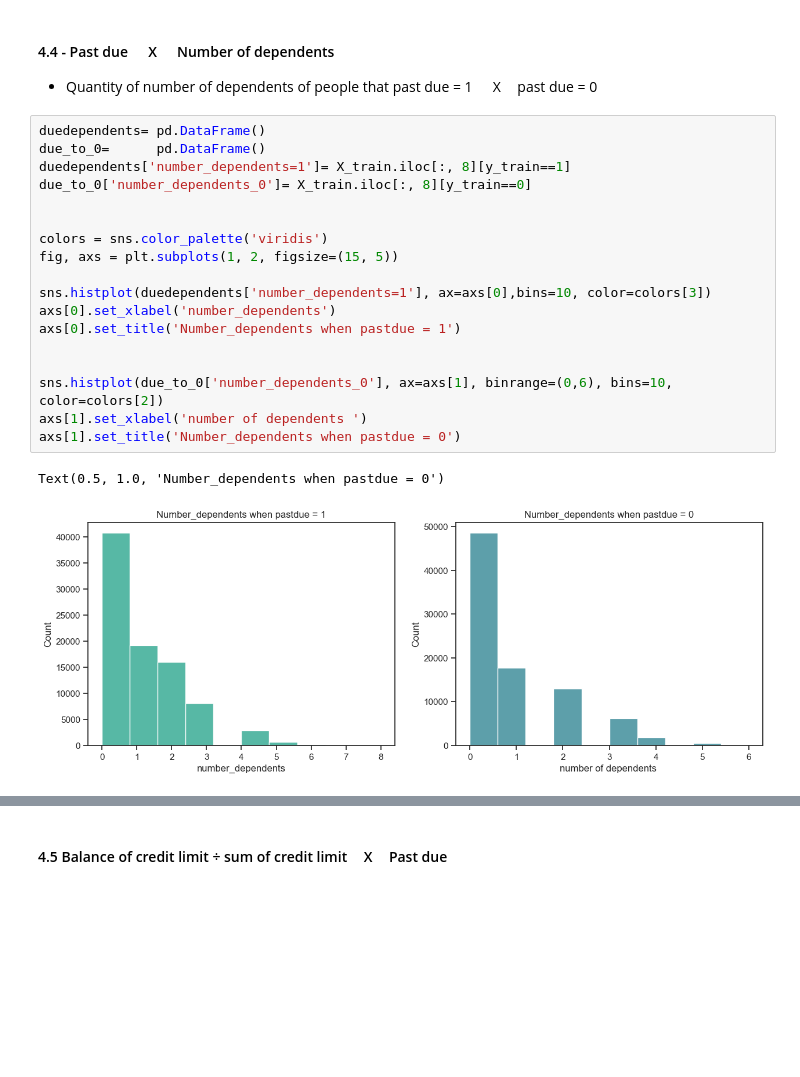
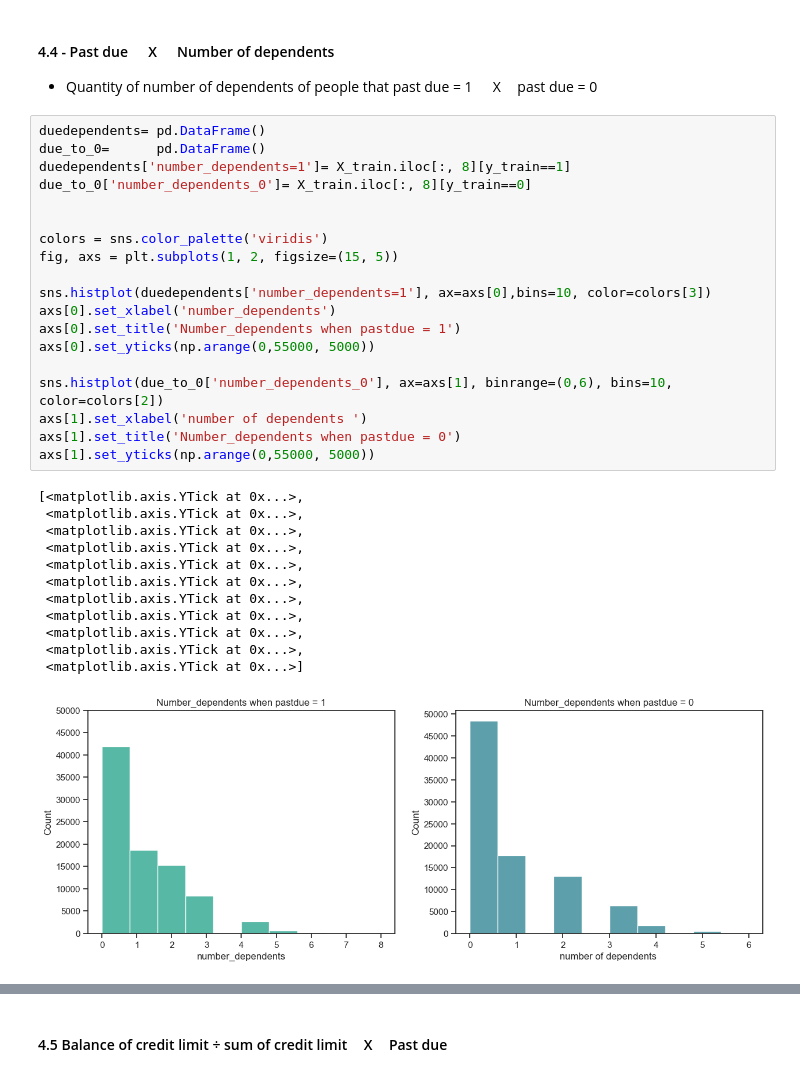
Before and after one commit to ectormgl/givemecredit, a Jupyter notebook: notebook/EDAa.ipynb, the cells around one changed output, grey strips where cells are left out. Saved outputs shown, nothing was run; the diff lists cells and outputs as text; blank space fills up the shorter version.

```diff
--- a/notebook/EDAa.ipynb
+++ b/notebook/EDAa.ipynb
@@ -372,21 +375,32 @@ plt.show()
 # %%
 duedependents= pd.DataFrame()
 due_to_0=      pd.DataFrame()
 duedependents['number_dependents=1']= X_train.iloc[:, 8][y_train==1]
 due_to_0['number_dependents_0']= X_train.iloc[:, 8][y_train==0]
 
 
 colors = sns.color_palette('viridis')
 fig, axs = plt.subplots(1, 2, figsize=(15, 5))
 
 sns.histplot(duedependents['number_dependents=1'], ax=axs[0],bins=10, color=colors[3])
 axs[0].set_xlabel('number_dependents')
 axs[0].set_title('Number_dependents when pastdue = 1')
-
+axs[0].set_yticks(np.arange(0,55000, 5000))
 
 sns.histplot(due_to_0['number_dependents_0'], ax=axs[1], binrange=(0,6), bins=10, color=colors[2])
 axs[1].set_xlabel('number of dependents ')
 axs[1].set_title('Number_dependents when pastdue = 0')
+axs[1].set_yticks(np.arange(0,55000, 5000))
 # %% [output]
-Text(0.5, 1.0, 'Number_dependents when pastdue = 0')
+[<matplotlib.axis.YTick at 0x...>,
+ <matplotlib.axis.YTick at 0x...>,
+ <matplotlib.axis.YTick at 0x...>,
+ <matplotlib.axis.YTick at 0x...>,
+ <matplotlib.axis.YTick at 0x...>,
+ <matplotlib.axis.YTick at 0x...>,
+ <matplotlib.axis.YTick at 0x...>,
+ <matplotlib.axis.YTick at 0x...>,
+ <matplotlib.axis.YTick at 0x...>,
+ <matplotlib.axis.YTick at 0x...>,
+ <matplotlib.axis.YTick at 0x...>]
-[figure, old version]
+[figure, new version]
```
Also changed, not shown: parts of 25 cells of this notebook.
